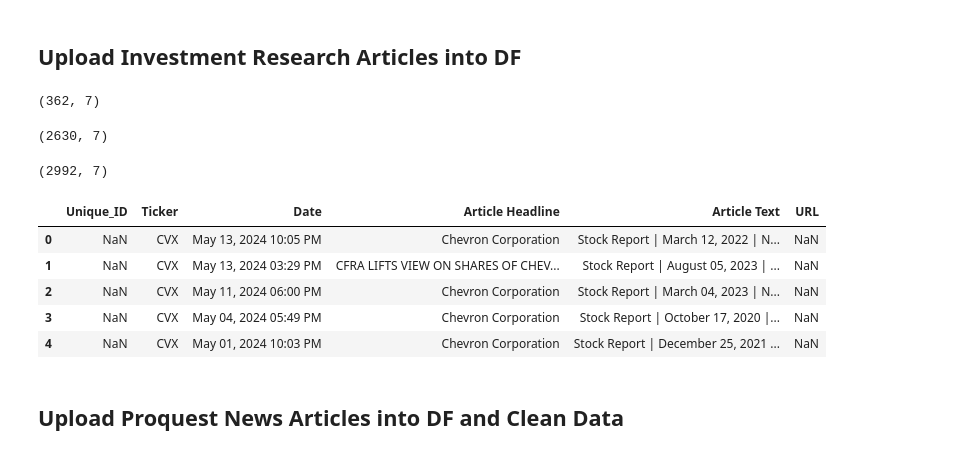
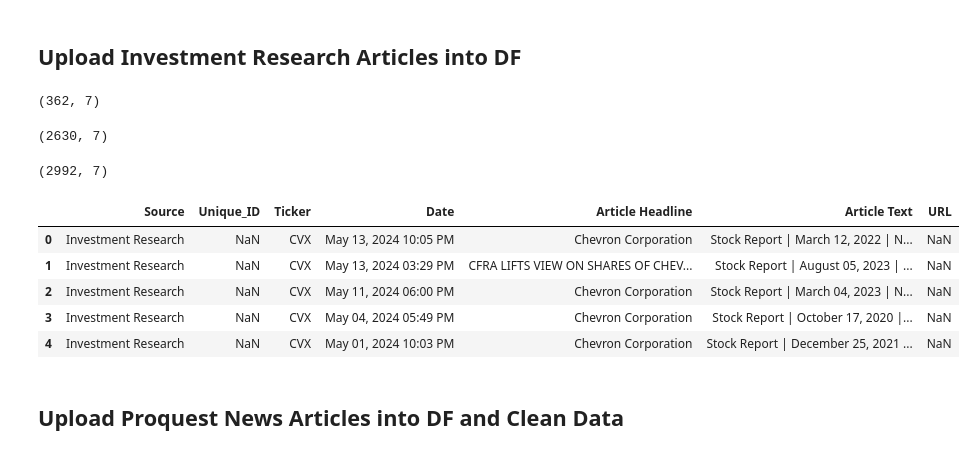
Before and after one commit to Kussil/Financial_Sentiment_LLM, a Jupyter notebook: 02_Cleaned_Data/Text_Preprocessing.ipynb, the cells around one changed output. Saved outputs shown, nothing was run; the diff lists cells and outputs as text; code cells hidden in the pictures.

Commit message:
Added additional text cleaning and a few new metadata rows

```diff
--- a/02_Cleaned_Data/Text_Preprocessing.ipynb
+++ b/02_Cleaned_Data/Text_Preprocessing.ipynb
@@ -24,34 +24,33 @@ Updating files: 100% (21/21), done.
 # %% [markdown]
 ## Upload Investment Research Articles into DF
 # %%
-# Import Chevron and Other Majors
+# Import Chevron and Other Majors CSVs
 invest_df_cvx = pd.read_csv('CVX_Rice_project/01_Raw_Data/Investment Research-CVX.csv')
 invest_df_majors = pd.read_csv('CVX_Rice_project/01_Raw_Data/Investment Research-Majors.csv')
 
 # Append dfs
 invest_df = pd.concat([invest_df_cvx, invest_df_majors], ignore_index=True)
 display(invest_df_cvx.shape)
 display(invest_df_majors.shape)
 display(invest_df.shape)
 
 # Rename drop, and reorder columns
 invest_df = invest_df.rename(columns={'Date/Time': 'Date', 'Company': 'Ticker', 'Headline': 'Article Headline', 'Text': 'Article Text'})
 invest_df = invest_df.drop(['Contributor', 'Analyst', 'Pages'], axis=1)
-new_order = ['Unique_ID', 'Ticker', 'Date', 'Article Headline', 'Article Text', 'URL']
+invest_df['Source'] = 'Investment Research'
+new_order = ['Source', 'Unique_ID', 'Ticker', 'Date', 'Article Headline', 'Article Text', 'URL']
 invest_df = invest_df.reindex(columns=new_order)
 display(invest_df.head())
-
-# NOTE: NEED TO PUT IN A UNIQUE IDENTIFIED IF IT EXISTS
 # %% [output]
 (362, 7)
 (2630, 7)
 (2992, 7)
-|  | Unique_ID | Ticker | Date | Article Headline | Article Text | URL |
-| 0 | NaN | CVX | May 13, 2024 10:05 PM | Chevron Corporation | Stock Report | March 12, 2022 | N... | NaN |
-| 1 | NaN | CVX | May 13, 2024 03:29 PM | CFRA LIFTS VIEW ON SHARES OF CHEV... | Stock Report | August 05, 2023 | ... | NaN |
-| 2 | NaN | CVX | May 11, 2024 06:00 PM | Chevron Corporation | Stock Report | March 04, 2023 | N... | NaN |
-| 3 | NaN | CVX | May 04, 2024 05:49 PM | Chevron Corporation | Stock Report | October 17, 2020 |... | NaN |
-| 4 | NaN | CVX | May 01, 2024 10:03 PM | Chevron Corporation | Stock Report | December 25, 2021 ... | NaN |
+|  | Source | Unique_ID | Ticker | Date | Article Headline | Article Text | URL |
+| 0 | Investment Research | NaN | CVX | May 13, 2024 10:05 PM | Chevron Corporation | Stock Report | March 12, 2022 | N... | NaN |
+| 1 | Investment Research | NaN | CVX | May 13, 2024 03:29 PM | CFRA LIFTS VIEW ON SHARES OF CHEV... | Stock Report | August 05, 2023 | ... | NaN |
+| 2 | Investment Research | NaN | CVX | May 11, 2024 06:00 PM | Chevron Corporation | Stock Report | March 04, 2023 | N... | NaN |
+| 3 | Investment Research | NaN | CVX | May 04, 2024 05:49 PM | Chevron Corporation | Stock Report | October 17, 2020 |... | NaN |
+| 4 | Investment Research | NaN | CVX | May 01, 2024 10:03 PM | Chevron Corporation | Stock Report | December 25, 2021 ... | NaN |
 # %% [markdown]
 ## Upload Proquest News Articles into DF and Clean Data
 # %%
```
Also changed, not shown: parts of 10 cells of this notebook.
